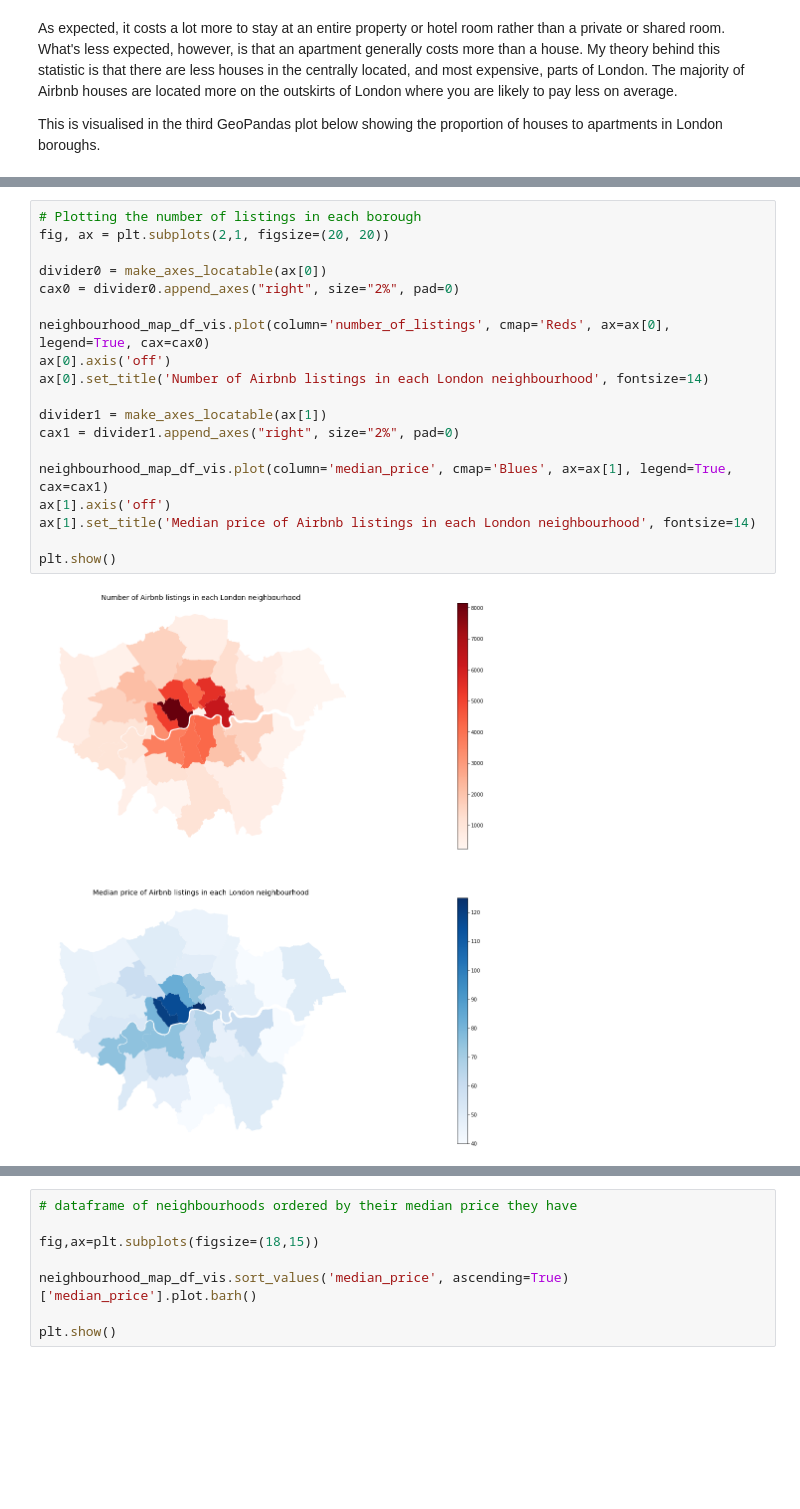
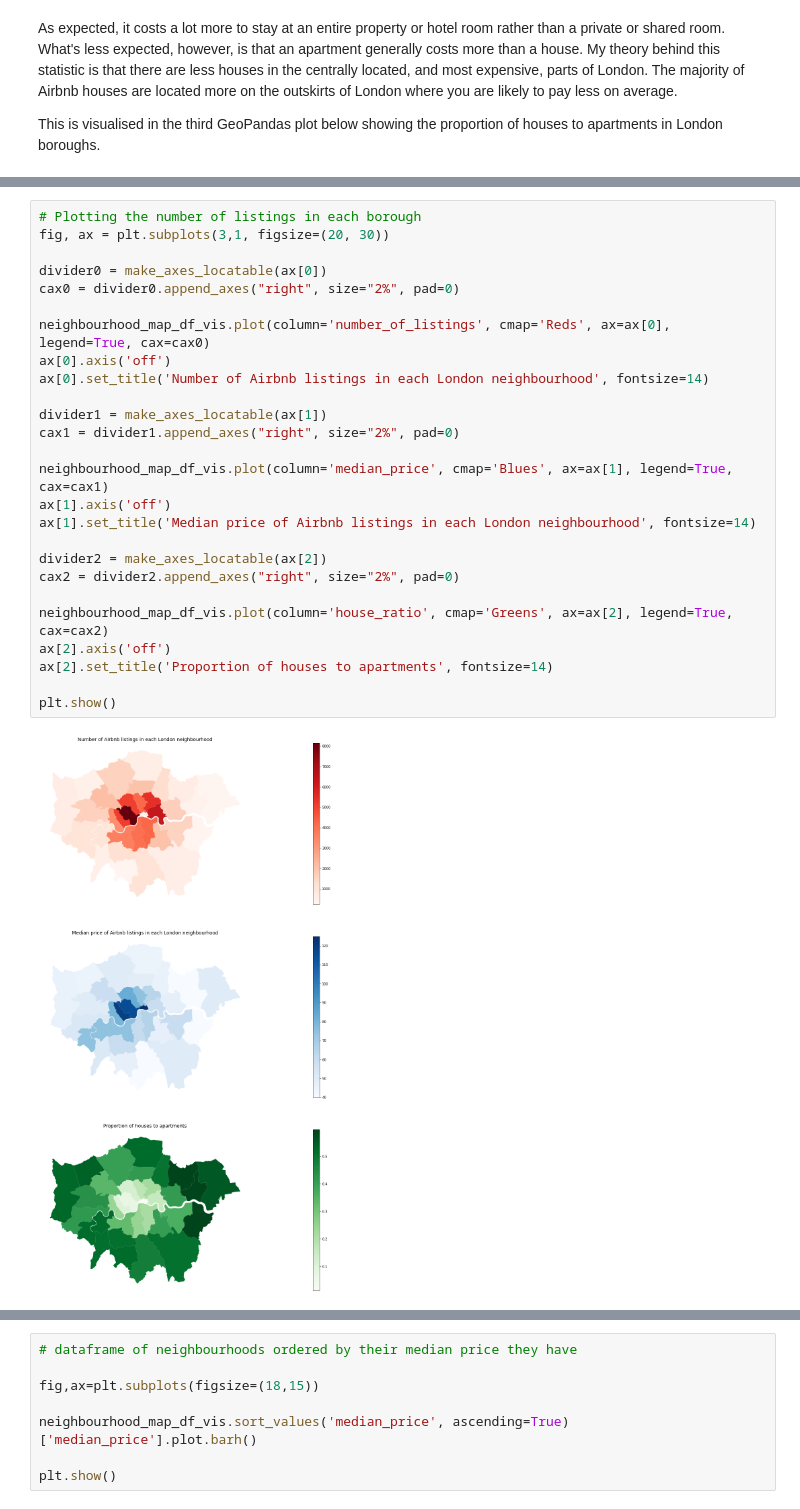
Before and after one commit to jradford5/GA_capstone_Airbnb_project, a Jupyter notebook: notebooks/capstone_airbnb_EDA.ipynb, the cells around one changed output, grey strips where cells are left out. Drawn from its saved outputs; the diff is of its cells as text; blank space fills up the shorter version.

```diff
--- a/notebooks/capstone_airbnb_EDA.ipynb
+++ b/notebooks/capstone_airbnb_EDA.ipynb
@@ -162,22 +156,29 @@ neighbourhood_df_vis['median_price'] = df_vis.groupby('neighbourhood').price.med
 neighbourhood_map_df_vis = map_df_vis.set_index('neighbourhood').join(neighbourhood_df_vis)
 # %%
 # Plotting the number of listings in each borough
-fig, ax = plt.subplots(2,1, figsize=(20, 20))
+fig, ax = plt.subplots(3,1, figsize=(20, 30))
 
 divider0 = make_axes_locatable(ax[0])
 cax0 = divider0.append_axes("right", size="2%", pad=0)
 
 neighbourhood_map_df_vis.plot(column='number_of_listings', cmap='Reds', ax=ax[0], legend=True, cax=cax0)
 ax[0].axis('off')
 ax[0].set_title('Number of Airbnb listings in each London neighbourhood', fontsize=14)
 
 divider1 = make_axes_locatable(ax[1])
 cax1 = divider1.append_axes("right", size="2%", pad=0)
 
 neighbourhood_map_df_vis.plot(column='median_price', cmap='Blues', ax=ax[1], legend=True, cax=cax1)
 ax[1].axis('off')
 ax[1].set_title('Median price of Airbnb listings in each London neighbourhood', fontsize=14)
 
+divider2 = make_axes_locatable(ax[2])
+cax2 = divider2.append_axes("right", size="2%", pad=0)
+
+neighbourhood_map_df_vis.plot(column='house_ratio', cmap='Greens', ax=ax[2], legend=True, cax=cax2)
+ax[2].axis('off')
+ax[2].set_title('Proportion of houses to apartments', fontsize=14)
+
 plt.show()
 # %% [output]
-[figure, old version]
+[figure, new version]
```
Also changed, not shown: parts of 22 cells of this notebook.
